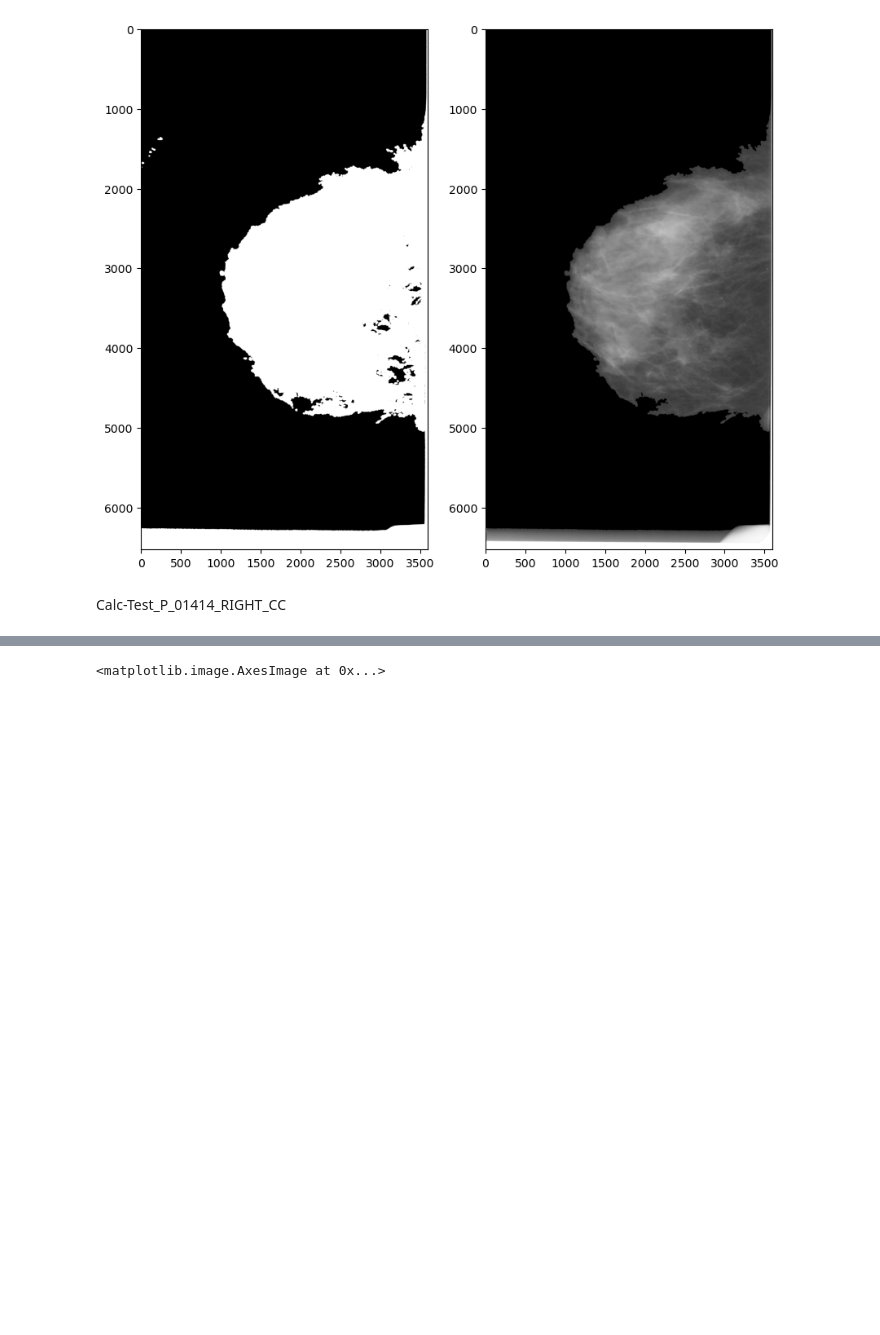
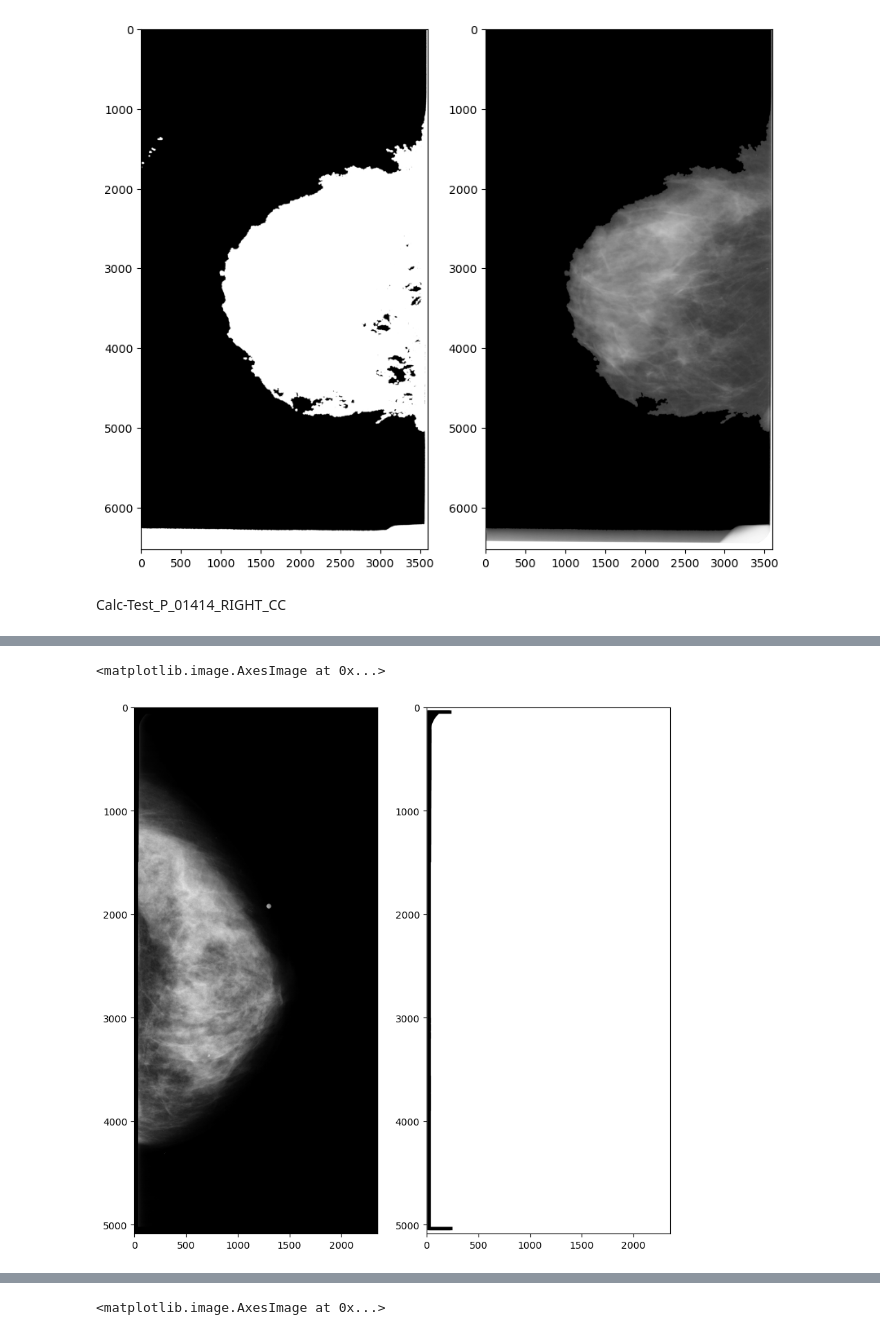
Before and after one commit to ChoyJJ/FYP_B, a Jupyter notebook: Dataset_Selection/newCBIS_DDSM_ROI.ipynb, the cells around one changed output, grey strips where cells are left out. Cells and saved outputs as stored; diff of their text form; code cells hidden in the pictures; blank space fills up the shorter version.

```diff
--- a/Dataset_Selection/newCBIS_DDSM_ROI.ipynb
+++ b/Dataset_Selection/newCBIS_DDSM_ROI.ipynb
@@ -747,0 +856,50 @@ plt.imshow(data,cmap='gray')
+# %%
+mask = cv2.imread('/mnt/d/Datasets/CBIS-DDSM/manifest-ZkhPvrLo5216730872708713142/CBIS-DDSM/Calc-Test_P_01414_RIGHT_CC_1/08-29-2017-DDSM-NA-40350/1.000000-ROI mask images-67640/1-2.png',cv2.IMREAD_GRAYSCALE)
+data = cv2.imread('/mnt/c/Users/user/Desktop/CBIS-DDSM/full/test/benign/Calc-Test_P_01414_RIGHT_CC.png',cv2.IMREAD_GRAYSCALE)
+# img, modified_mask, breast_mask, mask = remove_artifacts(data,mask,False)
+
+border_y = int(0.01*data.shape[0])
+border_x = int(0.01*data.shape[1])
+# Crop out some of the borders
+rect = cv2.rectangle(img=np.zeros((data.shape),dtype='uint8'),pt1=(border_x,border_y),pt2=(data.shape[1]-border_x, data.shape[0]-border_y),color=(255,255,255),thickness=-1)
+data = cv2.bitwise_and(data,data,mask=rect)
+# Mask the breast area and crop out the artifacts
+_,thresh = cv2.threshold(data,127,255,cv2.THRESH_BINARY|cv2.THRESH_OTSU)
+contours,_= cv2.findContours(data,mode=cv2.RETR_EXTERNAL, method=cv2.CHAIN_APPROX_SIMPLE)
+contour_placeholder = np.zeros((data.shape),np.uint8())
+largest_contour = max(contours,key=cv2.contourArea)
+contour_mask = cv2.drawContours(contour_placeholder,[largest_contour],contourIdx=0,color=(255,255,255),thickness=-1)
+data = cv2.bitwise_and(data,data,mask=contour_mask)
+# mask sharp edges such as white image borders and remove the masked areas
+canny = cv2.Canny(data,50,150,apertureSize=3)
+canny = cv2.dilate(canny, np.ones((5,5),np.uint8), iterations=1)
+# _,thresh = cv2.threshold(canny,0,255,cv2.THRESH_BINARY)
+contour, _ = cv2.findContours(canny,mode=cv2.RETR_EXTERNAL, method=cv2.CHAIN_APPROX_SIMPLE)
+contours = []
+for cont in contour:
+    if cv2.contourArea(cont) > 5000:
+        contours.append(cont)
+if contours:
+    canny_mask = cv2.drawContours(np.ones((data.shape),np.uint8()),contours,contourIdx=-1,color=(0,0,0),thickness=-1)
+    canny_mask = np.invert(canny_mask)
+    kernel = np.ones((10,10),np.uint8)
+    canny_mask = cv2.dilate(canny_mask, kernel, iterations=3)
+    canny_mask = np.invert(canny_mask)
+    data = cv2.bitwise_and(data,data,mask=canny_mask)
+data = data.astype('float')/255.0
+data = np.power(data,2)
+data = data * 255.0
+data = data.astype('uint8')
+clahe = cv2.createCLAHE(1.0,(8,8))
+data = clahe.apply(data)
+
+
+
+plt.figure(figsize=(10,20))
+plt.subplot(121)
+plt.imshow(data,cmap='gray')
+plt.subplot(122)
+plt.imshow(canny_mask,cmap='gray')
+# %% [output]
+<matplotlib.image.AxesImage at 0x...>
+[figure, added]
```
Also changed, not shown: parts of 22 cells of this notebook, 5 other files.
